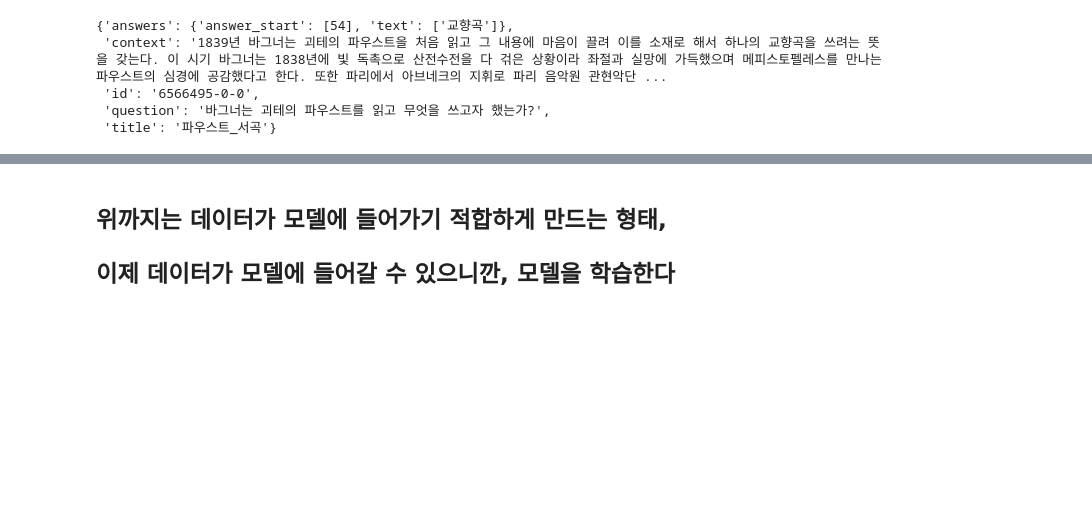
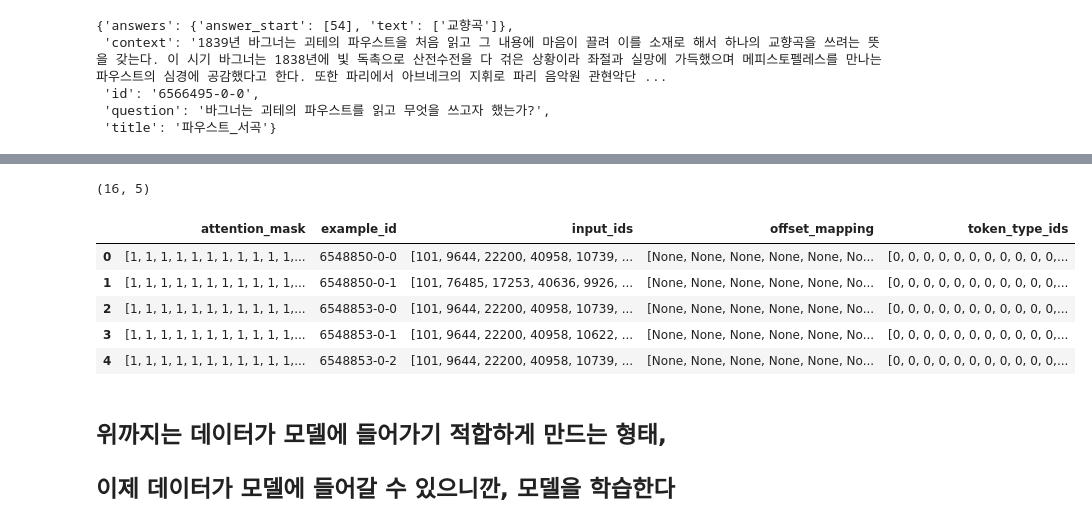
Before and after one commit to Hong-Hyun-Seung/upstage-basic-deeplearning, a Jupyter notebook: MRC_Practice_2_Extraction_based_MRC_ipynb의_사본.ipynb, the cells around one changed output, grey strips where cells are left out. Saved outputs shown, nothing was run; the diff lists cells and outputs as text; code cells hidden in the pictures; blank space fills up the shorter version.

```diff
--- a/MRC_Practice_2_Extraction_based_MRC_ipynb의_사본.ipynb
+++ b/MRC_Practice_2_Extraction_based_MRC_ipynb의_사본.ipynb
@@ -289,3 +345,18 @@ eval_dataset = eval_examples.map(
+# %%
+val_tmp = pd.DataFrame(eval_dataset)
+# %%
+val_tmp.shape
+# %% [output]
+(16, 5)
+# %%
+val_tmp.head()
+# %% [output]
+|  | attention_mask | example_id | input_ids | offset_mapping | token_type_ids |
+| 0 | [1, 1, 1, 1, 1, 1, 1, 1, 1, 1, 1,... | 6548850-0-0 | [101, 9644, 22200, 40958, 10739, ... | [None, None, None, None, None, No... | [0, 0, 0, 0, 0, 0, 0, 0, 0, 0, 0,... |
+| 1 | [1, 1, 1, 1, 1, 1, 1, 1, 1, 1, 1,... | 6548850-0-1 | [101, 76485, 17253, 40636, 9926, ... | [None, None, None, None, None, No... | [0, 0, 0, 0, 0, 0, 0, 0, 0, 0, 0,... |
+| 2 | [1, 1, 1, 1, 1, 1, 1, 1, 1, 1, 1,... | 6548853-0-0 | [101, 9644, 22200, 40958, 10739, ... | [None, None, None, None, None, No... | [0, 0, 0, 0, 0, 0, 0, 0, 0, 0, 0,... |
+| 3 | [1, 1, 1, 1, 1, 1, 1, 1, 1, 1, 1,... | 6548853-0-1 | [101, 9644, 22200, 40958, 10622, ... | [None, None, None, None, None, No... | [0, 0, 0, 0, 0, 0, 0, 0, 0, 0, 0,... |
+| 4 | [1, 1, 1, 1, 1, 1, 1, 1, 1, 1, 1,... | 6548853-0-2 | [101, 9644, 22200, 40958, 10739, ... | [None, None, None, None, None, No... | [0, 0, 0, 0, 0, 0, 0, 0, 0, 0, 0,... |
 # %% [markdown]
 ## 위까지는 데이터가 모델에 들어가기 적합하게 만드는 형태,
 ## 이제 데이터가 모델에 들어갈 수 있으니깐, 모델을 학습한다
```
Also changed, not shown: parts of 18 cells of this notebook.
